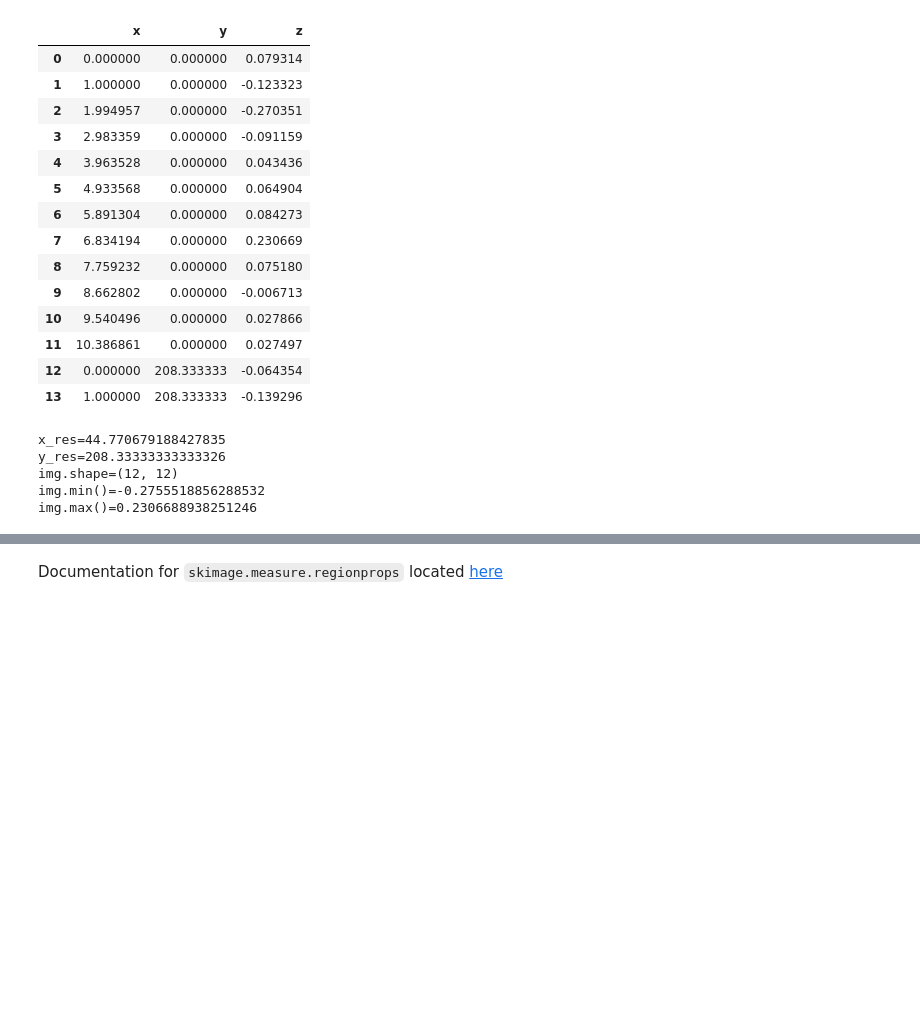
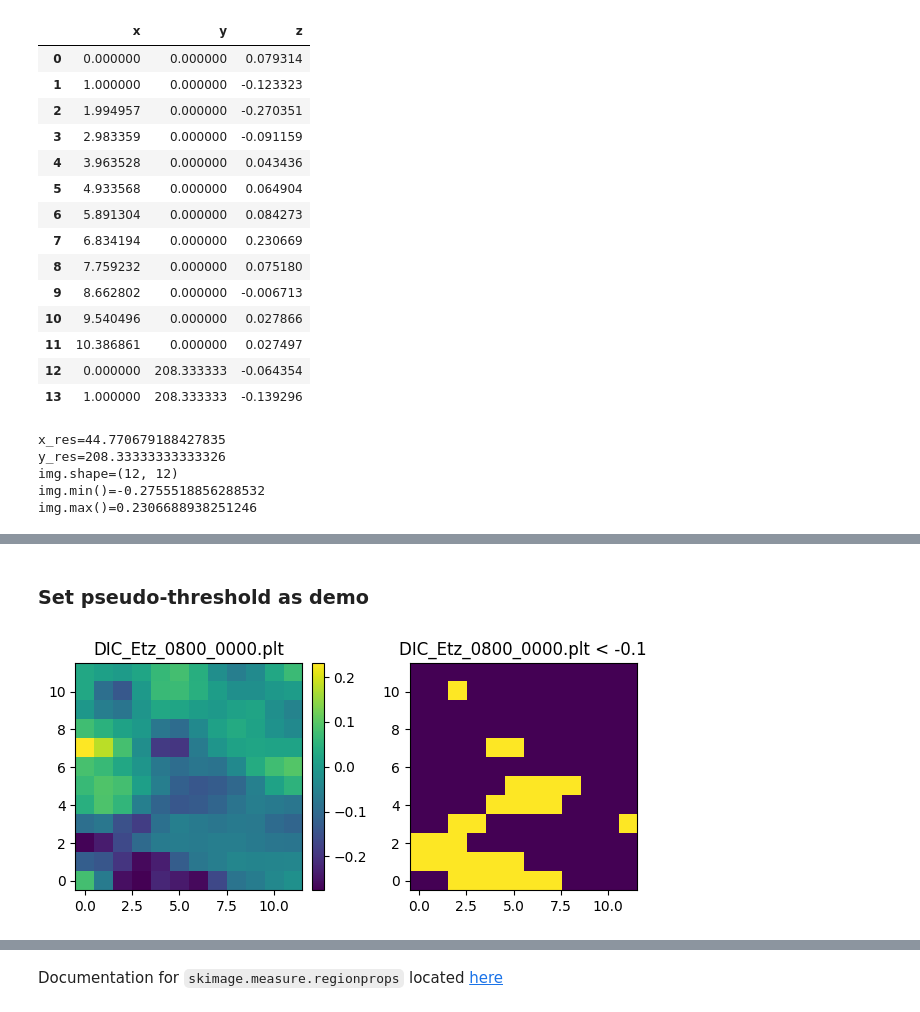
Before and after one commit to GusBusDraws/mhe-analysis, a Jupyter notebook: nbs/47-load-dic.ipynb, the cells around one changed output, grey strips where cells are left out. Saved outputs shown, nothing was run; the diff lists cells and outputs as text; code cells hidden in the pictures; blank space fills up the shorter version.

```diff
--- a/nbs/47-load-dic.ipynb
+++ b/nbs/47-load-dic.ipynb
@@ -100,0 +113,22 @@ cax.set_axis_off()
+# %% [markdown]
+### Set pseudo-threshold as demo
+# %%
+thresh = -0.1
+fig, axes = plt.subplots(1, 2, tight_layout=True, facecolor='white')
+ax = axes.ravel()
+# pos = ax.imshow(img)
+pos = ax[0].imshow(img, origin='lower')
+ax[0].set_title(dic_path.name)
+# create an axes on the right side of ax. The width of cax will be 5%
+# of ax and the padding between cax and ax will be fixed at 0.05 inch.
+divider = make_axes_locatable(ax[0])
+cax = divider.append_axes("right", size="5%", pad=0.1)
+# fig.colorbar(pos, ax=ax[0])
+fig.colorbar(pos, cax=cax)
+ax[1].imshow(img < thresh, origin='lower')
+ax[1].set_title(f'{dic_path.name} < {thresh}')
+divider = make_axes_locatable(ax[1])
+cax = divider.append_axes("right", size="5%", pad=0.1)
+cax.set_axis_off()
+# %% [output]
+[figure, added]
```
Also changed, not shown: parts of 15 cells of this notebook, 1 other file.
